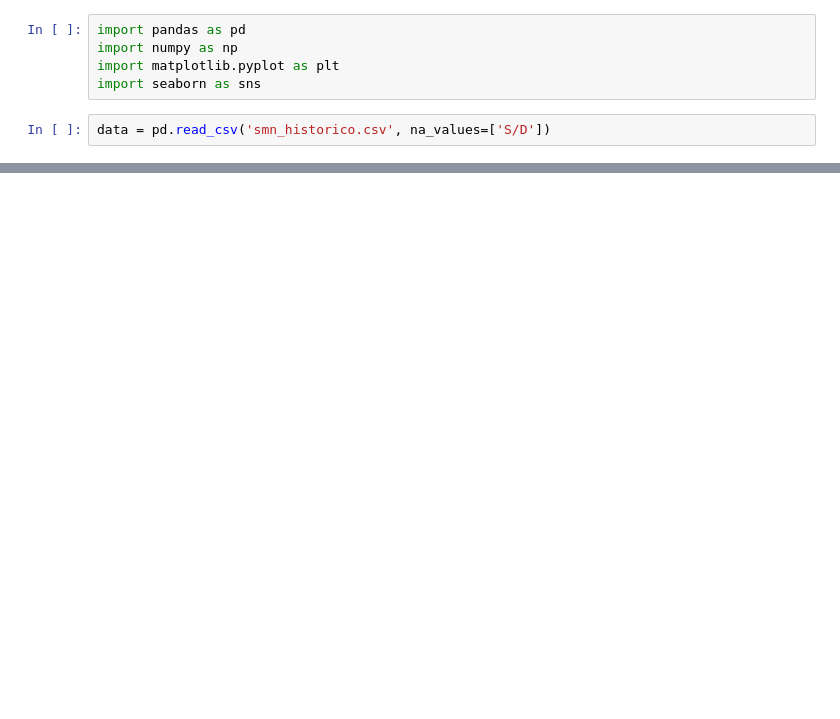
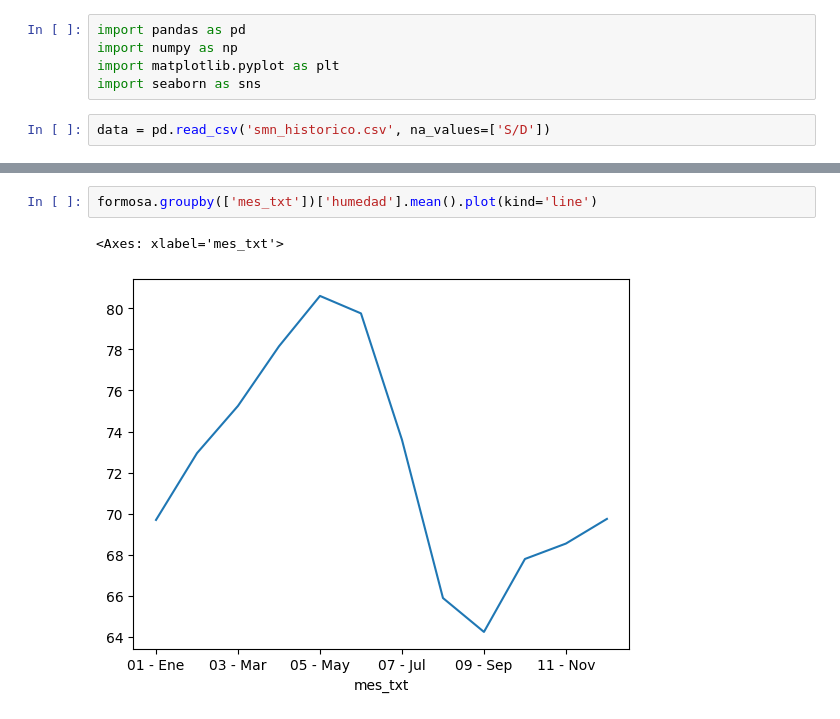
Before and after one commit to AndresMontesDeOca/Analisis-de-Datos, a Jupyter notebook: TP3.ipynb, the cells around one changed output, grey strips where cells are left out. Drawn from its saved outputs; the diff is of its cells as text; blank space fills up the shorter version.

```diff
--- a/TP3.ipynb
+++ b/TP3.ipynb
@@ -36,0 +156,5 @@ None
+# %%
+formosa.groupby(['mes_txt'])['humedad'].mean().plot(kind='line')
+# %% [output]
+<Axes: xlabel='mes_txt'>
+[figure, added]
```
Also changed, not shown: parts of 10 cells of this notebook.
